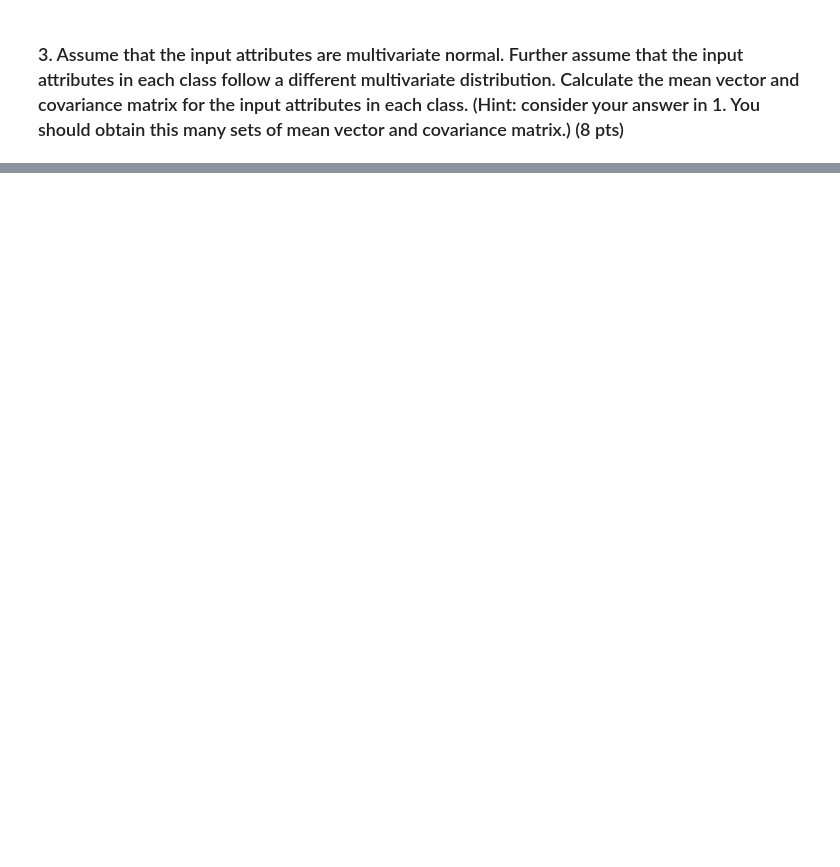
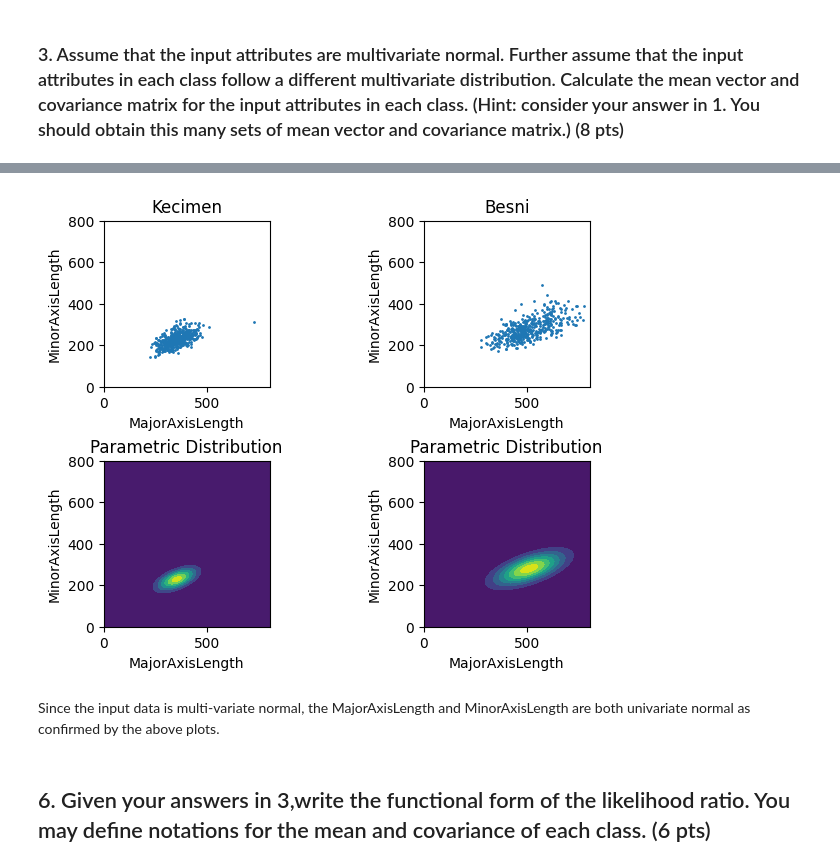
Before and after one commit to mosmith3asu/MLCourse, a Jupyter notebook: HW1/MasonSmith_HW1.ipynb, the cells around one changed output, grey strips where cells are left out. Drawn from its saved outputs; the diff is of its cells as text; code cells hidden in the pictures; blank space fills up the shorter version.

```diff
--- a/HW1/MasonSmith_HW1.ipynb
+++ b/HW1/MasonSmith_HW1.ipynb
@@ -29,0 +84,7 @@ Discriminant Function: INCOMPLETE
+# %%
+Samples_i = []
+for i, C in enumerate(['Kecimen','Besni']):
+    samples_i = np.random.multivariate_normal(mi[i], Si[i],size=10)
+    print(f'\n\nSamples for Ci={C} with shape {samples_i.shape}')
+    print(samples_i)
+    Samples_i.append(samples_i)
@@ -29,0 +111,42 @@ Discriminant Function: INCOMPLETE
+# %%
+def problem_5():
+    from scipy.stats import multivariate_normal
+    fig,axs = plt.subplots(2,2,constrained_layout=True)
+    for i, C in enumerate(['Kecimen','Besni']):
+        xmin = 0
+        xmax = 800
+        # Plot scatterplot
+        ic = np.where(X[:,-1]==C)[0]#.flatten()
+        Xi = X[ic,:-1].astype(float) # Input attributes for class c
+        xi_MajorAxisLength = Xi[:,1]
+        xi_MinorAxisLength = Xi[:,2]
+        axs[0,i].scatter(xi_MajorAxisLength,xi_MinorAxisLength,s=1)
+        axs[0,i].set_title(C)
+        axs[0,i].set_xlabel('MajorAxisLength')
+        axs[0,i].set_ylabel('MinorAxisLength')
+        axs[0,i].set_xlim([xmin,xmax])
+        axs[0,i].set_ylim([xmin,xmax])
+        axs[0,i].set_aspect('equal', adjustable='box')
+
+
+        # use your results from 3 and visualize the parametric form of distribution. Create grids for [0,800]×[0,800] for 3D plots.
+        mean = mi[i][1:3]
+        covariance_matrix = Si[i][[1,2],:][:,[1,2]]
+        x, y = np.meshgrid(np.linspace(xmin, xmax, 100), np.linspace(xmin, xmax, 100))
+        pos = np.dstack((x, y))
+        pdf_values = multivariate_normal.pdf(pos, mean=mean, cov=covariance_matrix)
+        axs[1,i].contourf(x, y, pdf_values, cmap='viridis')
+        axs[1,i].set_xlabel('MajorAxisLength')
+        axs[1,i].set_ylabel('MinorAxisLength')
+        axs[1,i].set_title('Parametric Distribution')
+        axs[1,i].set_xlim([xmin,xmax])
+        axs[1,i].set_ylim([xmin,xmax])
+        axs[1,i].set_aspect('equal', adjustable='box')
+    plt.show()
+problem_5()
+# %% [output]
+[figure, added]
+# %% [markdown]
+Since the input data is multi-variate normal, the MajorAxisLength and MinorAxisLength are both univariate normal as confirmed by the above plots.
+# %% [markdown]
+## 6. Given your answers in 3,write the functional form of the likelihood ratio. You may define notations for the mean and covariance of each class. (6 pts)
```
Also changed, not shown: parts of 39 cells of this notebook, 7 other files.
